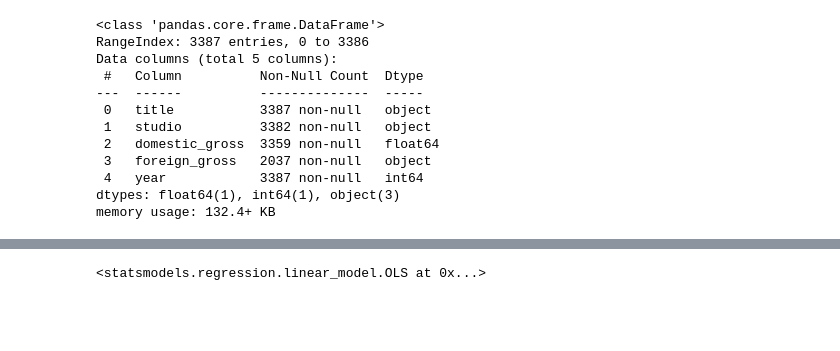
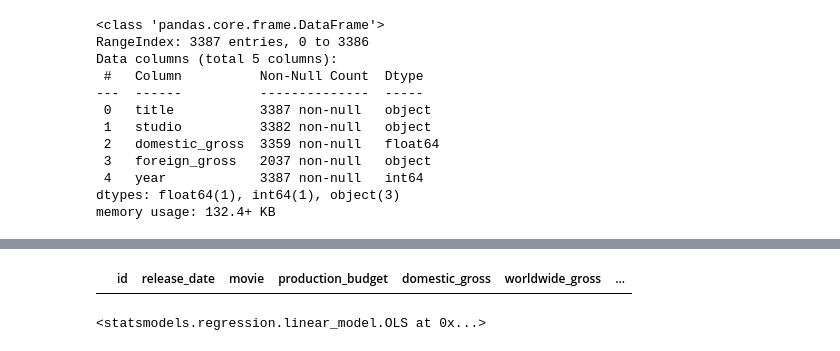
Before and after one commit to LydiaCuffman/film-investment-project, a Jupyter notebook: Lydia Scratch.ipynb, the cells around one changed output, grey strips where cells are left out. Saved outputs shown, nothing was run; the diff lists cells and outputs as text; code cells hidden in the pictures; blank space fills up the shorter version.

```diff
--- a/Lydia Scratch.ipynb
+++ b/Lydia Scratch.ipynb
@@ -297,6 +298,12 @@ budget_recent = budget_recent.drop_duplicates(subset=['movie'])
 all_recent= pd.merge(budget_recent, imdb_ratings, left_on='movie', right_on='primary_title', how='inner')
 # %%
 all_recent = all_recent.dropna()
+# %%
+all_recent=all_recent.drop(labels=1551, axis=0)
+# %%
+all_recent.loc[all_recent["movie"]=="The Gallows"]
+# %% [output]
+|  | id | release_date | movie | production_budget | domestic_gross | worldwide_gross | ... |
 # %%
 import matplotlib.pyplot as plt
 
```
Also changed, not shown: parts of 47 cells of this notebook.
